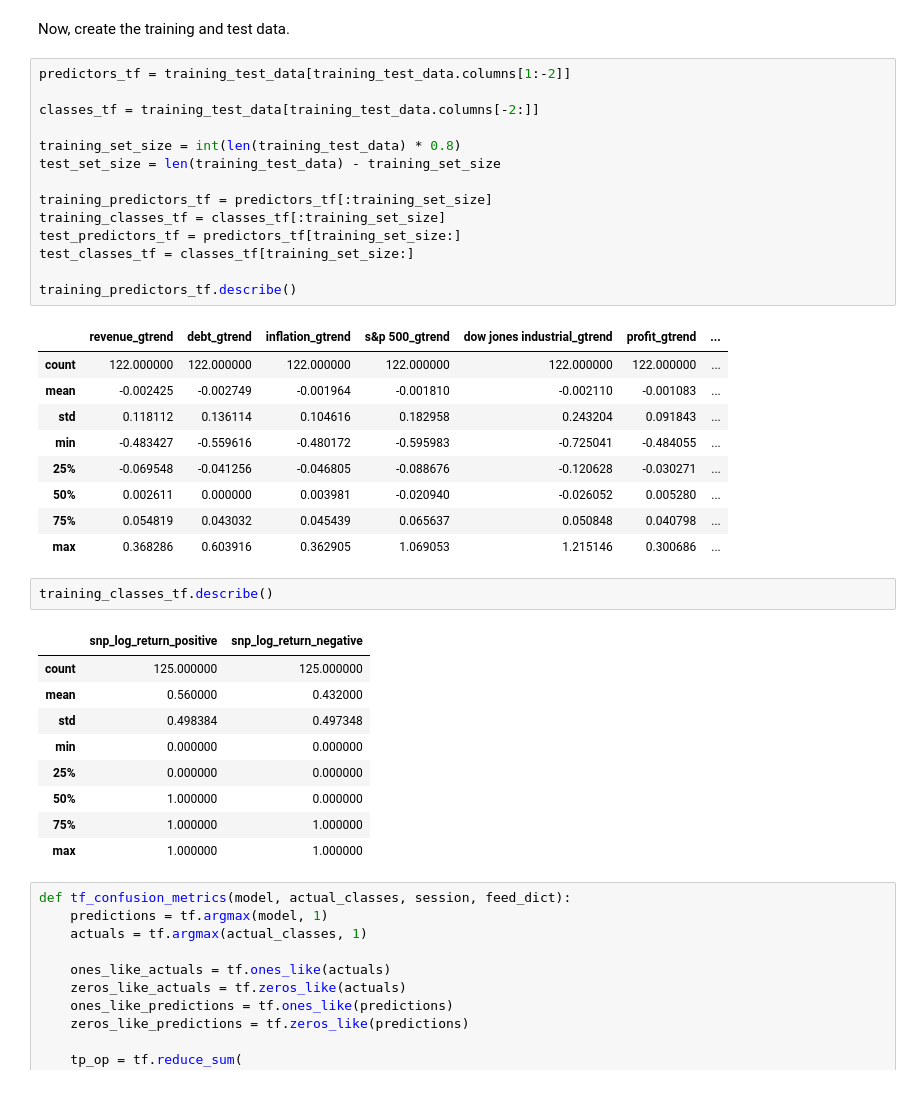
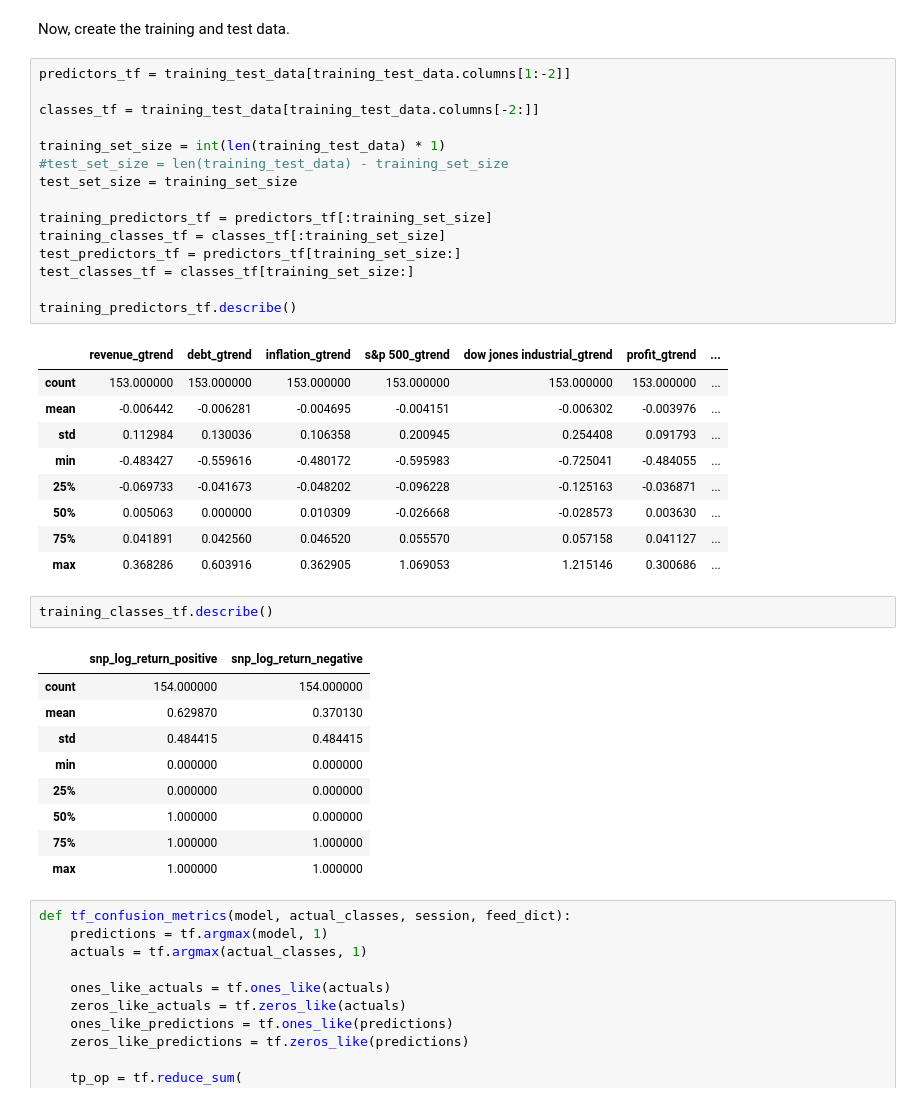
Before and after one commit to garyxcheng/stock-prediction, a Jupyter notebook: fin-data-local.ipynb, the cells around one changed output. Drawn from its saved outputs; the diff is of its cells as text.

```diff
--- a/fin-data-local.ipynb
+++ b/fin-data-local.ipynb
@@ -561,34 +561,35 @@ Now, create the training and test data.
 # %%
 predictors_tf = training_test_data[training_test_data.columns[1:-2]]
 
 classes_tf = training_test_data[training_test_data.columns[-2:]]
 
-training_set_size = int(len(training_test_data) * 0.8)
-test_set_size = len(training_test_data) - training_set_size
+training_set_size = int(len(training_test_data) * 1)
+#test_set_size = len(training_test_data) - training_set_size
+test_set_size = training_set_size
 
 training_predictors_tf = predictors_tf[:training_set_size]
 training_classes_tf = classes_tf[:training_set_size]
 test_predictors_tf = predictors_tf[training_set_size:]
 test_classes_tf = classes_tf[training_set_size:]
 
 training_predictors_tf.describe()
 # %% [output]
 |  | revenue_gtrend | debt_gtrend | inflation_gtrend | s&p 500_gtrend | dow jones industrial_gtrend | profit_gtrend | ... |
-| count | 122.000000 | 122.000000 | 122.000000 | 122.000000 | 122.000000 | 122.000000 | ... |
-| mean | -0.002425 | -0.002749 | -0.001964 | -0.001810 | -0.002110 | -0.001083 | ... |
-| std | 0.118112 | 0.136114 | 0.104616 | 0.182958 | 0.243204 | 0.091843 | ... |
+| count | 153.000000 | 153.000000 | 153.000000 | 153.000000 | 153.000000 | 153.000000 | ... |
+| mean | -0.006442 | -0.006281 | -0.004695 | -0.004151 | -0.006302 | -0.003976 | ... |
+| std | 0.112984 | 0.130036 | 0.106358 | 0.200945 | 0.254408 | 0.091793 | ... |
 | min | -0.483427 | -0.559616 | -0.480172 | -0.595983 | -0.725041 | -0.484055 | ... |
-| 25% | -0.069548 | -0.041256 | -0.046805 | -0.088676 | -0.120628 | -0.030271 | ... |
-| 50% | 0.002611 | 0.000000 | 0.003981 | -0.020940 | -0.026052 | 0.005280 | ... |
-| 75% | 0.054819 | 0.043032 | 0.045439 | 0.065637 | 0.050848 | 0.040798 | ... |
+| 25% | -0.069733 | -0.041673 | -0.048202 | -0.096228 | -0.125163 | -0.036871 | ... |
+| 50% | 0.005063 | 0.000000 | 0.010309 | -0.026668 | -0.028573 | 0.003630 | ... |
+| 75% | 0.041891 | 0.042560 | 0.046520 | 0.055570 | 0.057158 | 0.041127 | ... |
 | max | 0.368286 | 0.603916 | 0.362905 | 1.069053 | 1.215146 | 0.300686 | ... |
 # %%
 training_classes_tf.describe()
 # %% [output]
 |  | snp_log_return_positive | snp_log_return_negative |
-| count | 125.000000 | 125.000000 |
-| mean | 0.560000 | 0.432000 |
-| std | 0.498384 | 0.497348 |
+| count | 154.000000 | 154.000000 |
+| mean | 0.629870 | 0.370130 |
+| std | 0.484415 | 0.484415 |
 | min | 0.000000 | 0.000000 |
 | 25% | 0.000000 | 0.000000 |
 | 50% | 1.000000 | 0.000000 |
```
Also changed, not shown: parts of 4 cells of this notebook, 11 other files.
